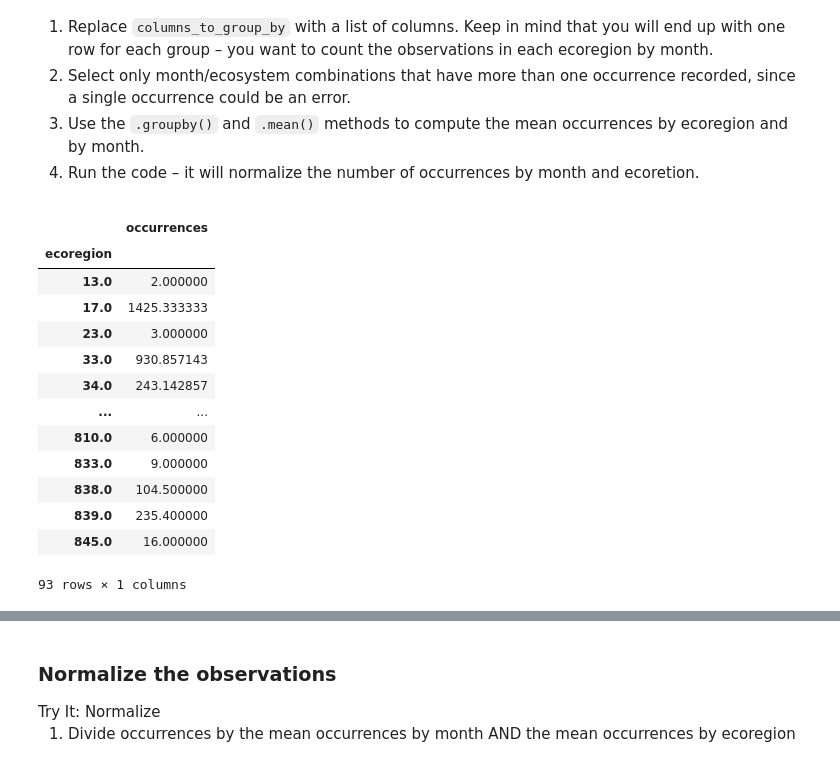
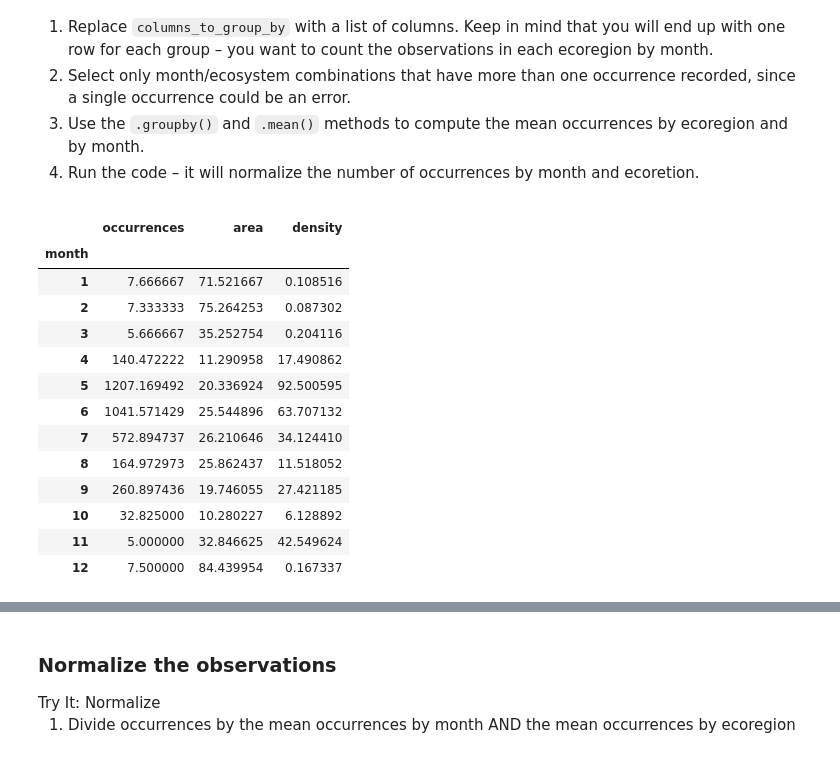
Before and after one commit to earthlab-education/species-distribution-coding-challenge-allenmoench, a Jupyter notebook: notebooks/species-distribution-32-normalize.ipynb, the cells around one changed output, grey strips where cells are left out. Drawn from its saved outputs; the diff is of its cells as text; code cells hidden in the pictures.

```diff
--- a/notebooks/species-distribution-32-normalize.ipynb
+++ b/notebooks/species-distribution-32-normalize.ipynb
@@ -44,10 +44,6 @@ gbif_ecoregion_gdf = (
         gbif_gdf,
         how='inner',
         predicate='contains')
-# Select the required columns
-   [['gbifID', 'OBJECTID', 'month']]
-.reset_index()
-.rename(columns={'OBJECTID': 'ecoregion', 'gbifID': 'observation_ID'})
 )
 gbif_ecoregion_gdf
 # %% [output]
@@ -81,41 +78,35 @@ and ecoretion.</li>
 # %%
 occurrence_df = (
     gbif_ecoregion_gdf
+    #reset index
+    .reset_index()
     # For each ecoregion, for each month...
-    .groupby(['ecoregion', 'month'])
+    .groupby(['ecoregion_ID', 'month'])
     # ...count the number of occurrences
-    .agg(occurrences=('observation_ID', 'count'))
+    .agg(
+        occurrences=('gbifID', 'count'),
+        area=('area', 'first'))
+)
+
+#Normalize by area
+occurrence_df['density'] = (occurrence_df.occurrences
+              / occurrence_df.area
 )
 
 # Get rid of rare observations (possible misidentification?)
 occurrence_df = occurrence_df[occurrence_df.occurrences>1]
-
-# Take the mean by ecoregion
-mean_occurrences_by_ecoregion = (
-    occurrence_df
-    .groupby('ecoregion')
-    .mean()
- )
-# Take the mean by month
-mean_occurrences_by_month = (
-    occurrence_df
-    .groupby('month')
-    .mean()
- )
-mean_occurrences_by_ecoregion
-# mean_occurrences_by_month
 # %% [output]
-|  | occurrences |
-| ecoregion |  |
-| 13.0 | 2.000000 |
-| 17.0 | 1425.333333 |
-| 23.0 | 3.000000 |
-| 33.0 | 930.857143 |
-| 34.0 | 243.142857 |
-| ... | ... |
-| 810.0 | 6.000000 |
-| 833.0 | 9.000000 |
-| 838.0 | 104.500000 |
-| 839.0 | 235.400000 |
-| 845.0 | 16.000000 |
+|  | occurrences | area | density |
+| month |  |  |  |
+| 1 | 7.666667 | 71.521667 | 0.108516 |
+| 2 | 7.333333 | 75.264253 | 0.087302 |
+| 3 | 5.666667 | 35.252754 | 0.204116 |
+| 4 | 140.472222 | 11.290958 | 17.490862 |
+| 5 | 1207.169492 | 20.336924 | 92.500595 |
+| 6 | 1041.571429 | 25.544896 | 63.707132 |
+| 7 | 572.894737 | 26.210646 | 34.124410 |
+| 8 | 164.972973 | 25.862437 | 11.518052 |
+| 9 | 260.897436 | 19.746055 | 27.421185 |
+| 10 | 32.825000 | 10.280227 | 6.128892 |
+| 11 | 5.000000 | 32.846625 | 42.549624 |
+| 12 | 7.500000 | 84.439954 | 0.167337 |
-93 rows × 1 columns
```
Also changed, not shown: parts of 7 cells of this notebook, 3 other files.
